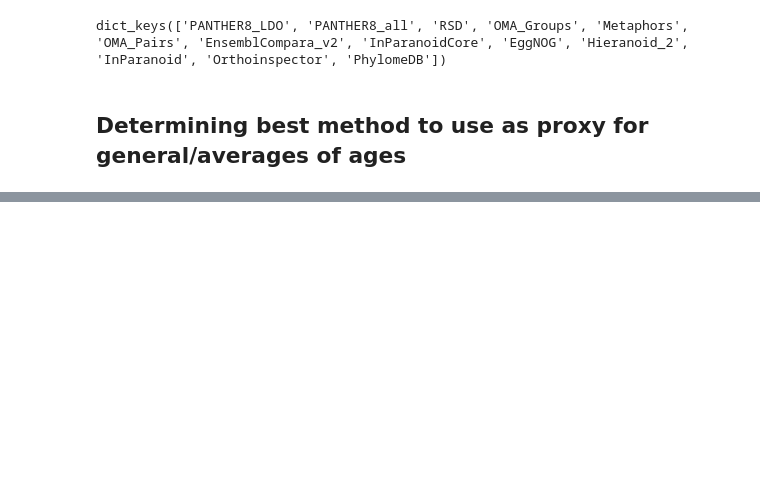
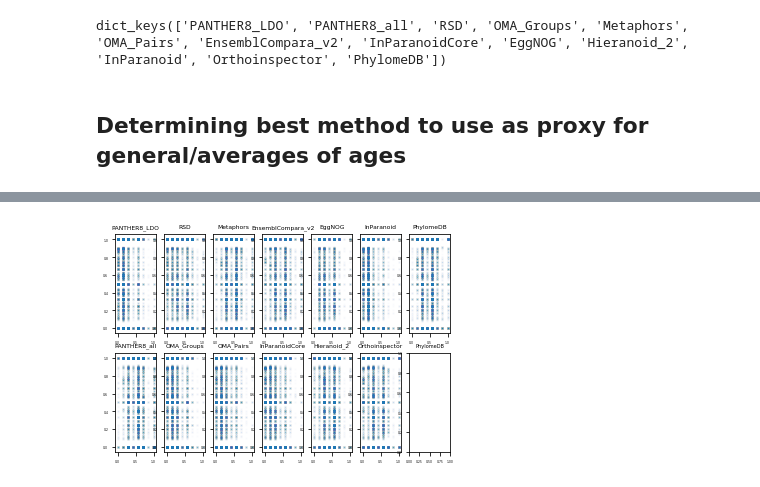
Before and after one commit to angwhen/geneage, a Jupyter notebook: MakeFigsForChosenAgeEstMethod.ipynb, the cells around one changed output, grey strips where cells are left out. Saved outputs shown, nothing was run; the diff lists cells and outputs as text; code cells hidden in the pictures; blank space fills up the shorter version.

```diff
--- a/MakeFigsForChosenAgeEstMethod.ipynb
+++ b/MakeFigsForChosenAgeEstMethod.ipynb
@@ -108,0 +94,17 @@ plt.savefig("figures/pearson_correlation_of_ages_from_diff_methods_with_consensu
+# %%
+rows = len(dataset_list)
+fig, ax_lists = plt.subplots(2, rows//2+1 , sharex=False, sharey=False)
+for i in range(0,len(dataset_list)):
+    dataset = dataset_list[i]
+    ax_lists[i%2][i//2].set_title(dataset,fontsize=6)
+    ax_lists[i%2][i//2].set_xlabel('', fontsize=2)
+    ax_lists[i%2][i//2].tick_params(axis='both', which='major', labelsize=3)
+    ax_lists[i%2][i//2].scatter(methods_to_scatter_dict[dataset][0],methods_to_scatter_dict[dataset][1],alpha=0.01,s=2)
+
+ax_lists[1][i//2].set_title(dataset,fontsize=5)
+ax_lists[1][i//2].tick_params(axis='both', which='major', labelsize=3)
+
+plt.savefig("figures/scatter_of_age_est_methods_against_consensus_age.png",dpi=600)
+plt.show()
+# %% [output]
+[figure, added]
```
Also changed, not shown: parts of 3 cells of this notebook.
